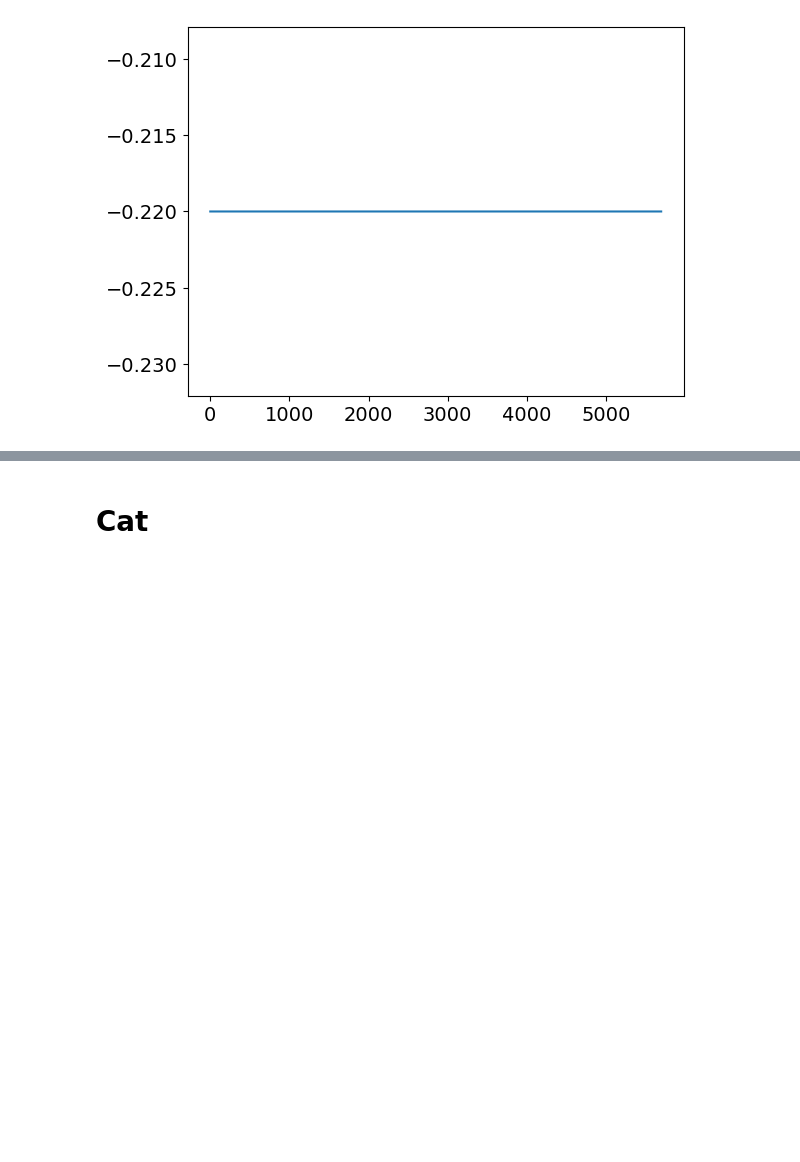
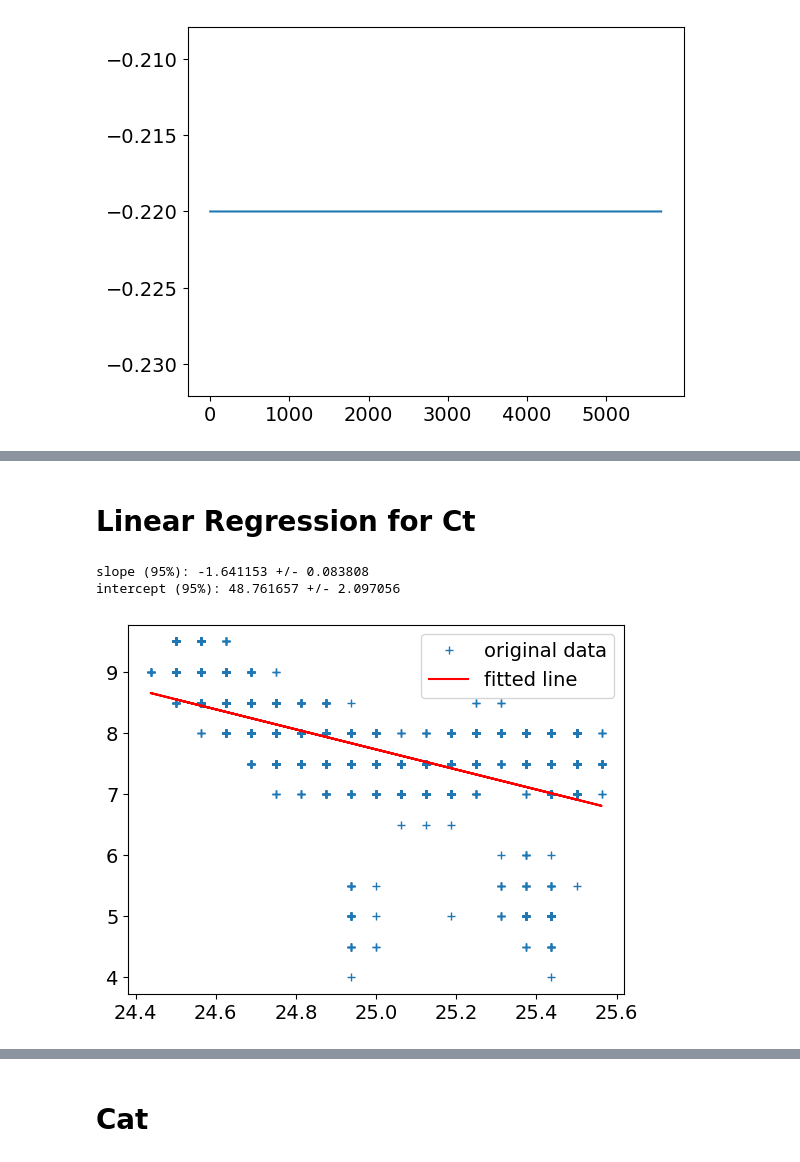
Before and after one commit to SergeyDolin/inclinometer-main, a Jupyter notebook: nn.ipynb, the cells around one changed output, grey strips where cells are left out. Cells and saved outputs as stored; diff of their text form; code cells hidden in the pictures; blank space fills up the shorter version.

```diff
--- a/nn.ipynb
+++ b/nn.ipynb
@@ -299,0 +306,24 @@ features['1'].plot()
+# %% [markdown]
+# Linear Regression for Ct
+# %%
+from scipy import stats
+
+res = stats.linregress(features['temperature'], features['center_bubbles_px'])
+
+from scipy.stats import t
+tinv = lambda p, df: abs(t.ppf(p/2, df))
+
+ts = tinv(0.05, len(features['temperature'])-2)
+print(f"slope (95%): {res.slope:.6f} +/- {ts*res.stderr:.6f}")
+
+print(f"intercept (95%): {res.intercept:.6f}"
+      f" +/- {ts*res.intercept_stderr:.6f}")
+# print(f"fitted {res.intercept + res.slope*features['temperature']}")
+plt.plot(features['temperature'], features['center_bubbles_px'], '+', label='original data')
+plt.plot(features['temperature'], res.intercept + res.slope*features['temperature'], 'r', label='fitted line')
+plt.legend()
+plt.show()
+# %% [output]
+slope (95%): -1.641153 +/- 0.083808
+intercept (95%): 48.761657 +/- 2.097056
+[figure, added]
```
Also changed, not shown: parts of 26 cells of this notebook.
